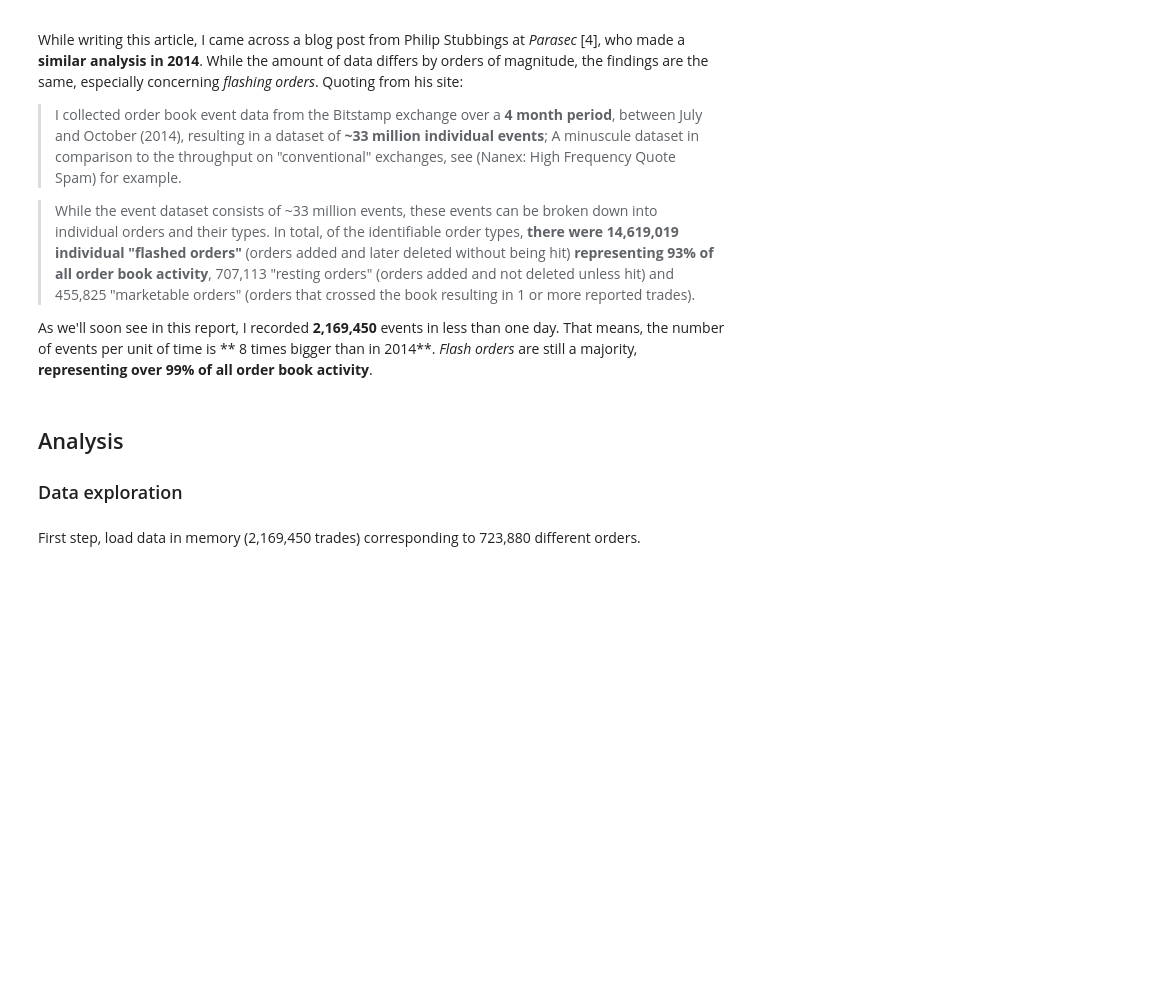
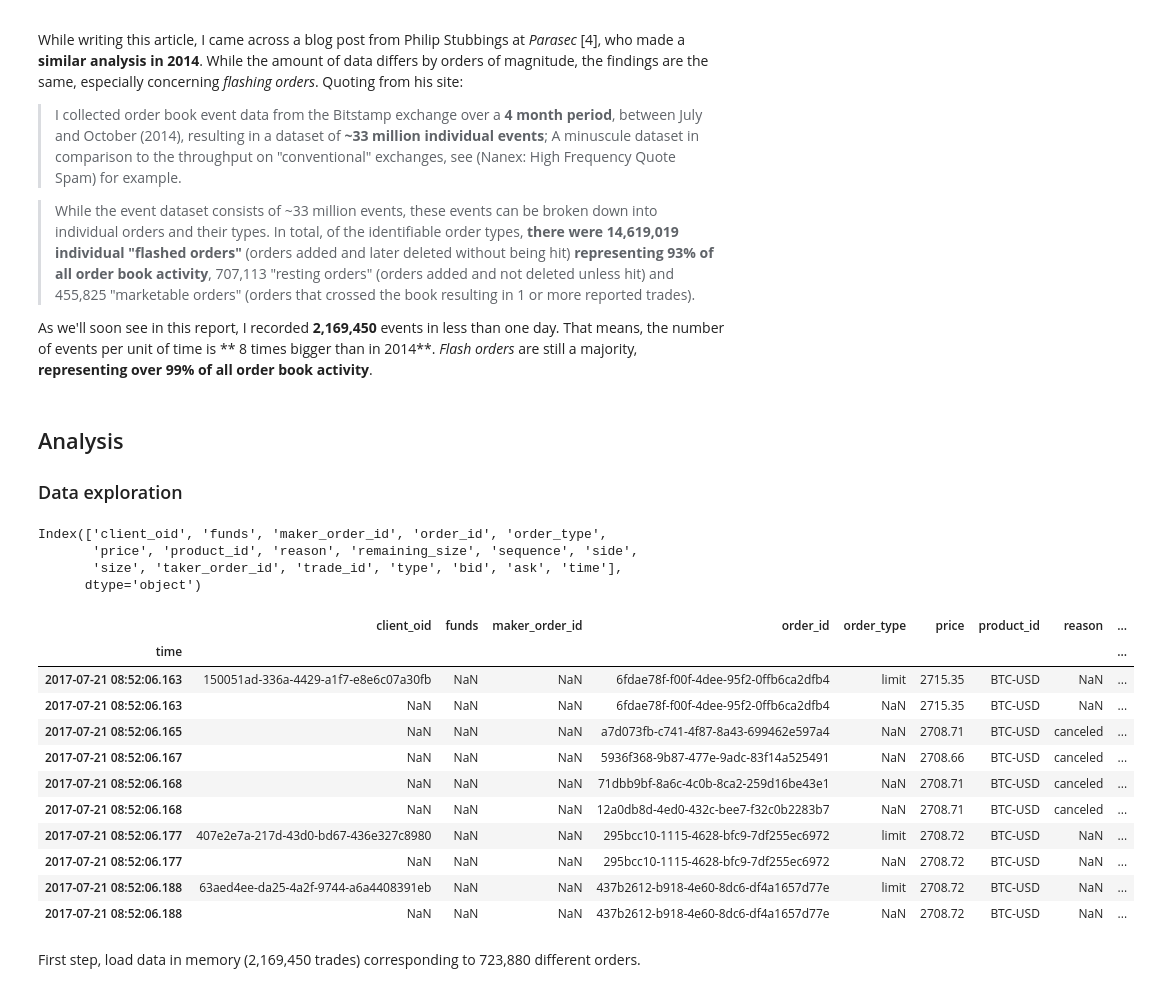
Before and after one commit to chenhq/Data-Mining-on-BTC-Trading-Statistics, a Jupyter notebook: HFT_Bitcoin-master/hftbitcoin.ipynb, the cells around one changed output. Drawn from its saved outputs; the diff is of its cells as text; code cells hidden in the pictures; blank space fills up the shorter version.

```diff
--- a/HFT_Bitcoin-master/hftbitcoin.ipynb
+++ b/HFT_Bitcoin-master/hftbitcoin.ipynb
@@ -95,6 +99,28 @@ As we'll soon see in this report, I recorded **2,169,450** events in less than o
 filename = 'data/2017_07_21_10_52_05.csv.gz'
 data = pd.read_csv(filename,  parse_dates=['time'], index_col="time")
 data['time'] = data.index
+# %%
+data.columns
+# %% [output]
+Index(['client_oid', 'funds', 'maker_order_id', 'order_id', 'order_type',
+       'price', 'product_id', 'reason', 'remaining_size', 'sequence', 'side',
+       'size', 'taker_order_id', 'trade_id', 'type', 'bid', 'ask', 'time'],
+      dtype='object')
+# %%
+data.head(10)
+# %% [output]
+|  | client_oid | funds | maker_order_id | order_id | order_type | price | product_id | reason | ... |
+| time |  |  |  |  |  |  |  |  | ... |
+| 2017-07-21 08:52:06.163 | 150051ad-336a-4429-a1f7-e8e6c07a30fb | NaN | NaN | 6fdae78f-f00f-4dee-95f2-0ffb6ca2dfb4 | limit | 2715.35 | BTC-USD | NaN | ... |
+| 2017-07-21 08:52:06.163 | NaN | NaN | NaN | 6fdae78f-f00f-4dee-95f2-0ffb6ca2dfb4 | NaN | 2715.35 | BTC-USD | NaN | ... |
+| 2017-07-21 08:52:06.165 | NaN | NaN | NaN | a7d073fb-c741-4f87-8a43-699462e597a4 | NaN | 2708.71 | BTC-USD | canceled | ... |
+| 2017-07-21 08:52:06.167 | NaN | NaN | NaN | 5936f368-9b87-477e-9adc-83f14a525491 | NaN | 2708.66 | BTC-USD | canceled | ... |
+| 2017-07-21 08:52:06.168 | NaN | NaN | NaN | 71dbb9bf-8a6c-4c0b-8ca2-259d16be43e1 | NaN | 2708.71 | BTC-USD | canceled | ... |
+| 2017-07-21 08:52:06.168 | NaN | NaN | NaN | 12a0db8d-4ed0-432c-bee7-f32c0b2283b7 | NaN | 2708.71 | BTC-USD | canceled | ... |
+| 2017-07-21 08:52:06.177 | 407e2e7a-217d-43d0-bd67-436e327c8980 | NaN | NaN | 295bcc10-1115-4628-bfc9-7df255ec6972 | limit | 2708.72 | BTC-USD | NaN | ... |
+| 2017-07-21 08:52:06.177 | NaN | NaN | NaN | 295bcc10-1115-4628-bfc9-7df255ec6972 | NaN | 2708.72 | BTC-USD | NaN | ... |
+| 2017-07-21 08:52:06.188 | 63aed4ee-da25-4a2f-9744-a6a4408391eb | NaN | NaN | 437b2612-b918-4e60-8dc6-df4a1657d77e | limit | 2708.72 | BTC-USD | NaN | ... |
+| 2017-07-21 08:52:06.188 | NaN | NaN | NaN | 437b2612-b918-4e60-8dc6-df4a1657d77e | NaN | 2708.72 | BTC-USD | NaN | ... |
 # %% [markdown]
 First step, load data in memory (2,169,450 trades) corresponding to 723,880 different orders.
 # %%
```
Also changed, not shown: parts of 18 cells of this notebook.
